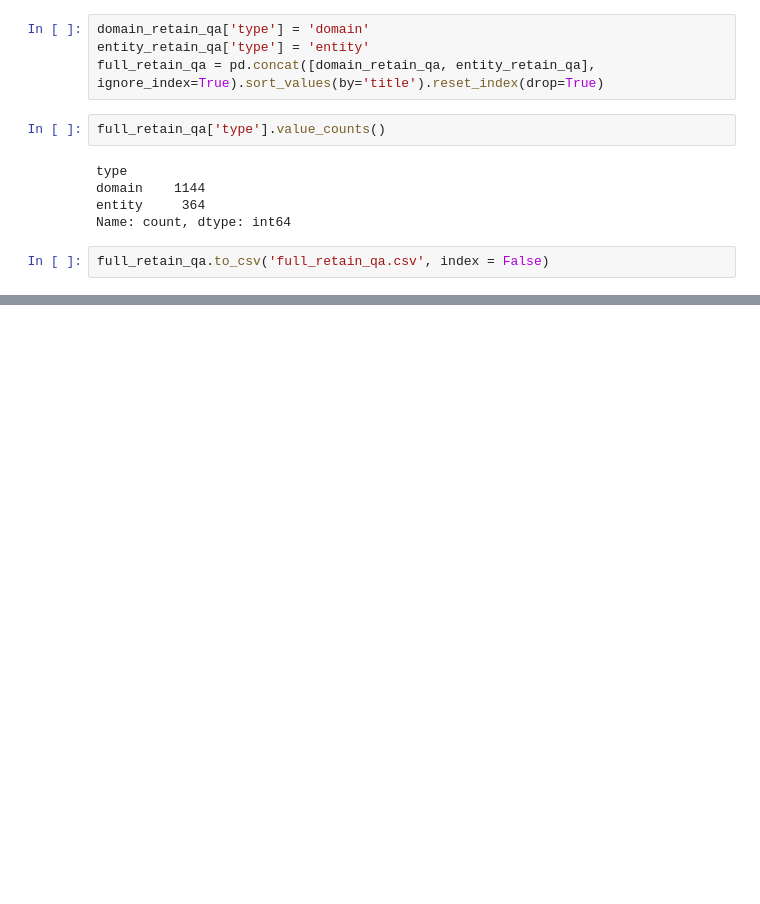
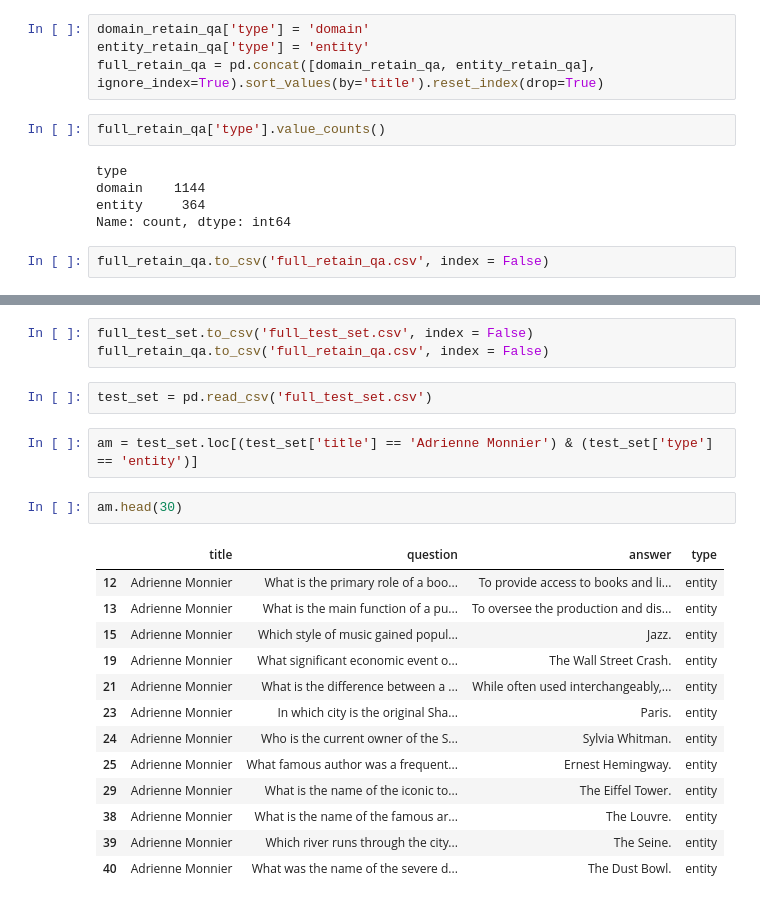
Before and after one commit to praveensonu/emnlp25, a Jupyter notebook: test_split.ipynb, the cells around one changed output, grey strips where cells are left out. Saved outputs shown, nothing was run; the diff lists cells and outputs as text; blank space fills up the shorter version.

```diff
--- a/test_split.ipynb
+++ b/test_split.ipynb
@@ -434,0 +367,23 @@ full_retain_qa.to_csv('full_retain_qa.csv', index = False)
+# %%
+full_test_set.to_csv('full_test_set.csv', index = False)
+full_retain_qa.to_csv('full_retain_qa.csv', index = False)
+# %%
+test_set = pd.read_csv('full_test_set.csv')
+# %%
+am = test_set.loc[(test_set['title'] == 'Adrienne Monnier') & (test_set['type'] == 'entity')]
+# %%
+am.head(30)
+# %% [output]
+|  | title | question | answer | type |
+| 12 | Adrienne Monnier | What is the primary role of a boo... | To provide access to books and li... | entity |
+| 13 | Adrienne Monnier | What is the main function of a pu... | To oversee the production and dis... | entity |
+| 15 | Adrienne Monnier | Which style of music gained popul... | Jazz. | entity |
+| 19 | Adrienne Monnier | What significant economic event o... | The Wall Street Crash. | entity |
+| 21 | Adrienne Monnier | What is the difference between a ... | While often used interchangeably,... | entity |
+| 23 | Adrienne Monnier | In which city is the original Sha... | Paris. | entity |
+| 24 | Adrienne Monnier | Who is the current owner of the S... | Sylvia Whitman. | entity |
+| 25 | Adrienne Monnier | What famous author was a frequent... | Ernest Hemingway. | entity |
+| 29 | Adrienne Monnier | What is the name of the iconic to... | The Eiffel Tower. | entity |
+| 38 | Adrienne Monnier | What is the name of the famous ar... | The Louvre. | entity |
+| 39 | Adrienne Monnier | Which river runs through the city... | The Seine. | entity |
+| 40 | Adrienne Monnier | What was the name of the severe d... | The Dust Bowl. | entity |
```
Also changed, not shown: parts of 39 cells of this notebook, 28 other files.
